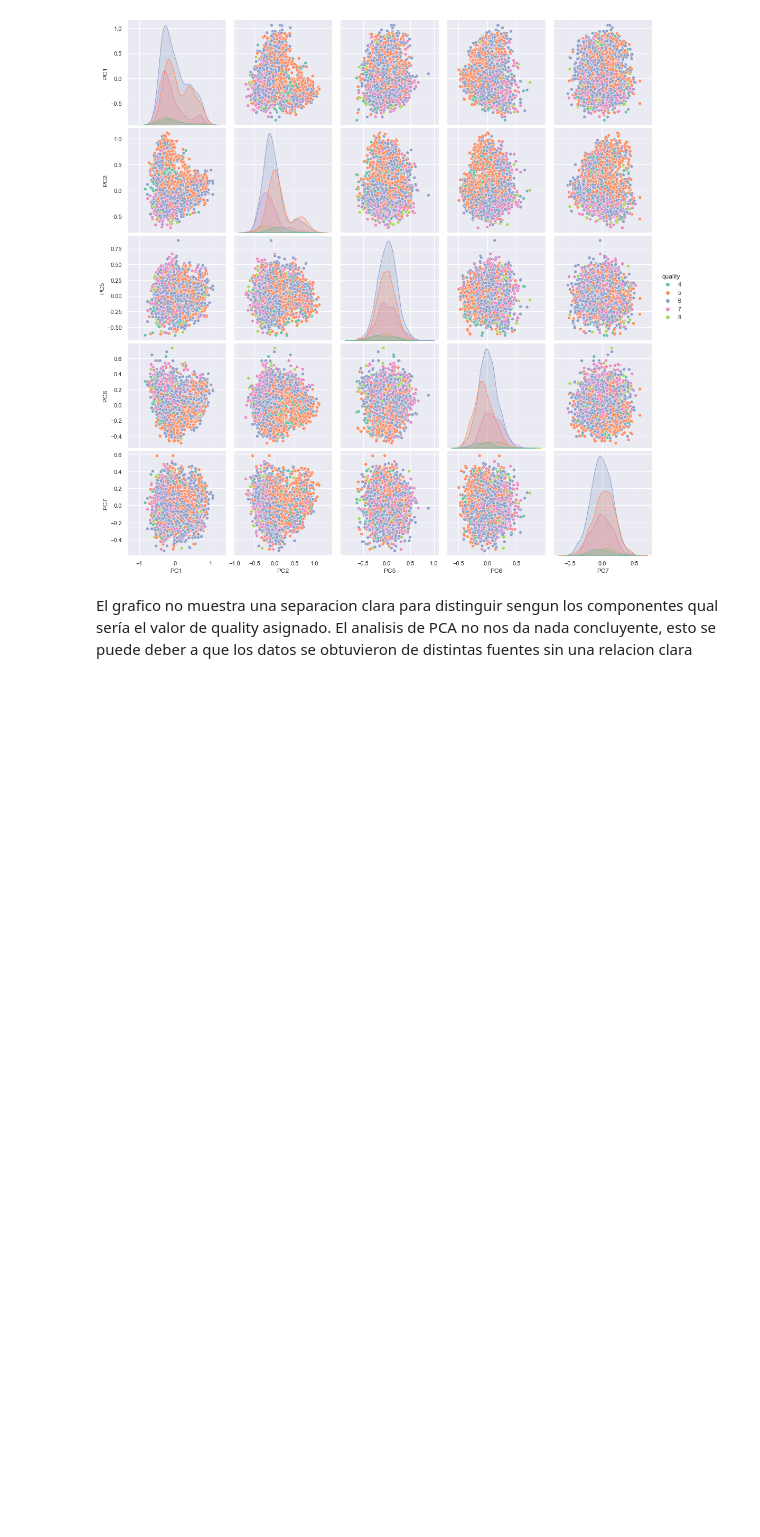
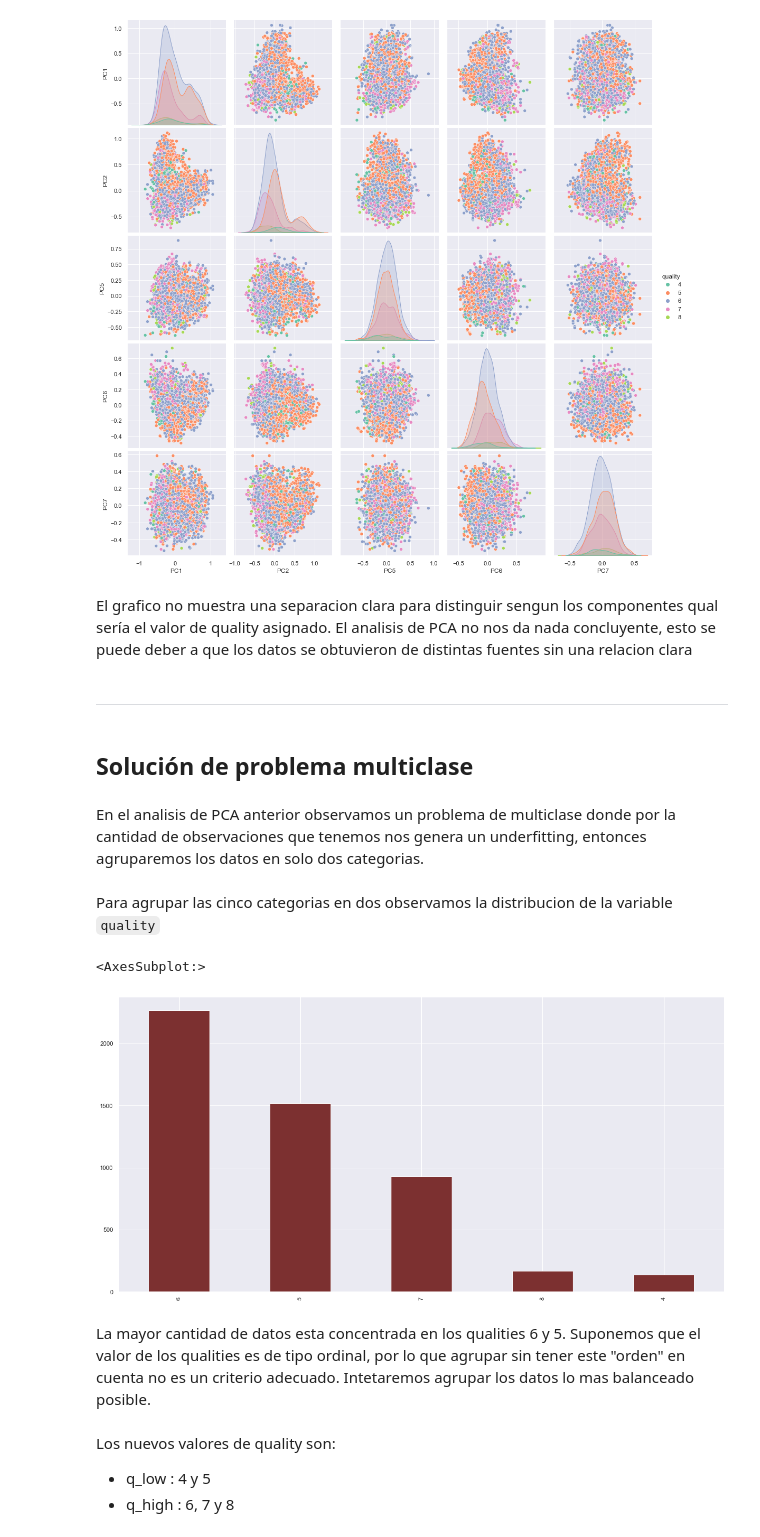
Before and after one commit to car-vigo/vinos-corderhouse, a Jupyter notebook: notebooks/2.1-vinos.coderhouse-feature.eng.ipynb, the cells around one changed output. Drawn from its saved outputs; the diff is of its cells as text; code cells hidden in the pictures; blank space fills up the shorter version.

```diff
--- a/notebooks/2.1-vinos.coderhouse-feature.eng.ipynb
+++ b/notebooks/2.1-vinos.coderhouse-feature.eng.ipynb
@@ -357,3 +361,24 @@ sns.pairplot(df_wine_transform_pca,hue = 'quality', height = 3 , palette = 'Set2
 [figure]
 # %% [markdown]
 El grafico no muestra una separacion clara para distinguir sengun los componentes qual sería el valor de quality asignado. El analisis de PCA no nos da nada concluyente, esto se puede deber a que los datos se obtuvieron de distintas fuentes sin una relacion clara
+# %% [markdown]
+---
+# %% [markdown]
+## Solución de problema multiclase
+# %% [markdown]
+En el analisis de PCA anterior observamos un problema de multiclase donde por la cantidad de observaciones que tenemos nos genera un underfitting, entonces agruparemos los datos en solo dos categorias.
+# %% [markdown]
+Para agrupar las cinco categorias en dos observamos la distribucion de la variable `quality`
+# %%
+
+df_wine_transform_pca.quality.value_counts().plot(kind='bar', color=COLOR_VINO_TINTO)
+# %% [output]
+<AxesSubplot:>
+[figure, added]
+# %% [markdown]
+La mayor cantidad de datos esta concentrada en los qualities 6 y 5. Suponemos que el valor de los qualities es de tipo ordinal, por lo que agrupar sin tener este "orden" en cuenta no es un criterio adecuado. Intetaremos agrupar los datos lo mas balanceado posible.
+# %% [markdown]
+Los nuevos valores de quality son:
+
+- q_low : 4 y 5
+- q_high : 6, 7 y 8
```
Also changed, not shown: parts of 8 cells of this notebook.
